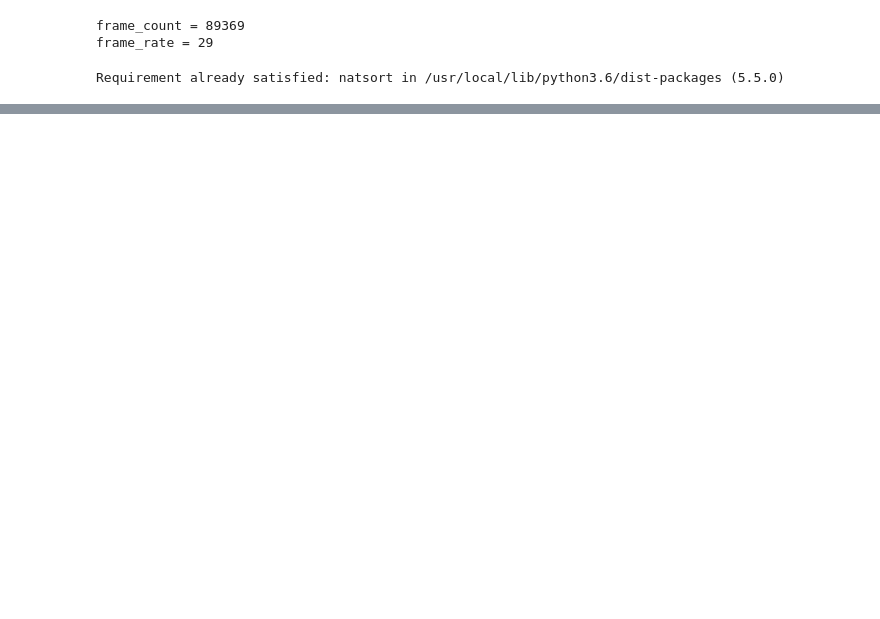
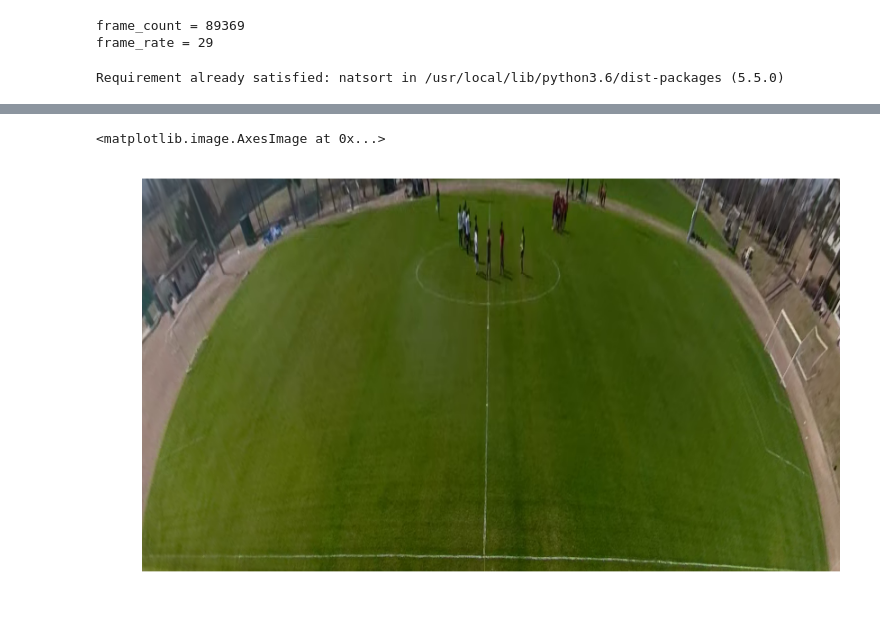
Before and after one commit to taniokah/Sports_Analysis, a Jupyter notebook: OpenCV_Test.ipynb, the cells around one changed output, grey strips where cells are left out. Drawn from its saved outputs; the diff is of its cells as text; code cells hidden in the pictures; blank space fills up the shorter version.

```diff
--- a/OpenCV_Test.ipynb
+++ b/OpenCV_Test.ipynb
@@ -135,0 +251,26 @@ for i in files:
+# %%
+perspective1 = np.float32([[800, 480],[3840 - 800, 480],[0, 1080],[3840, 1080]])
+perspective2 = np.float32([[0, 0],[3840, 0],[0, 2160],[3840, 2160]])
+
+index = 0
+file_name = 'result_' + str(index) + '.png'
+
+img = cv2.imread(file_name)
+img = cv2.cvtColor(img, cv2.COLOR_BGR2RGB)
+
+psp_matrix = cv2.getPerspectiveTransform(perspective1,perspective2)
+img_psp = cv2.warpPerspective(img, psp_matrix,(3840, 2160))
+
+cv2.imwrite("image_modified2.png", img_psp)
+
+file_name = 'image_modified2.png'
+
+img = cv2.imread(file_name)
+img = cv2.cvtColor(img, cv2.COLOR_BGR2RGB)
+plt.figure(figsize=(10, 10), dpi=100)
+#plt.subplot(height, 1, i + 1)
+plt.axis('off')
+plt.imshow(img) #表示
+# %% [output]
+<matplotlib.image.AxesImage at 0x...>
+[figure, added]
```
Also changed, not shown: parts of 15 cells of this notebook.
